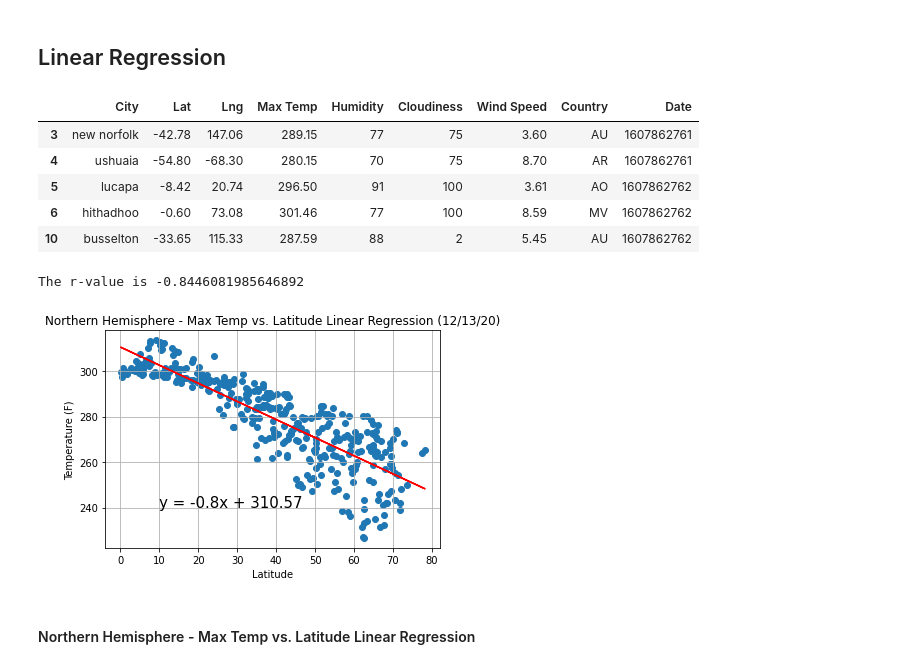
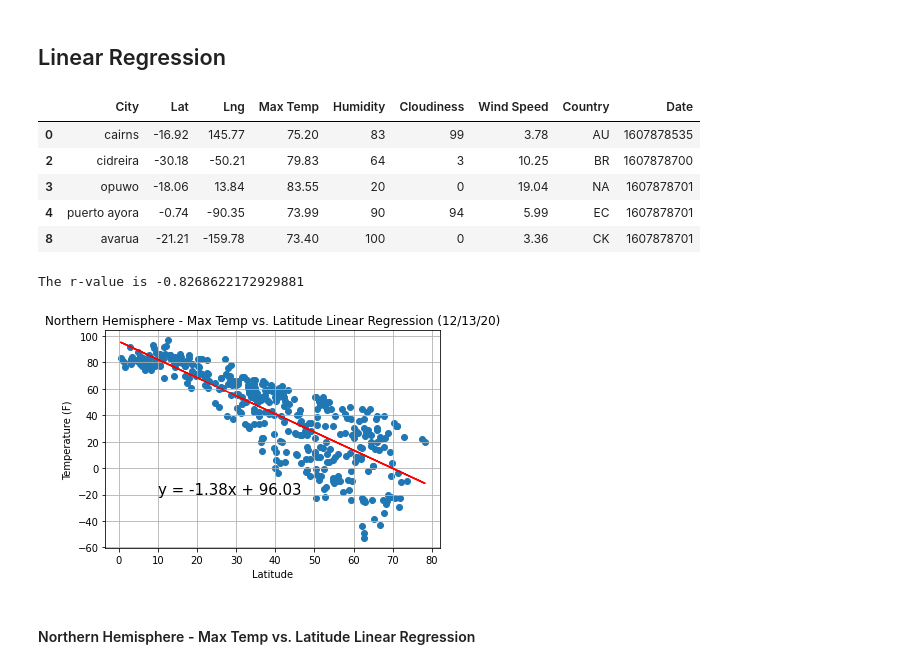
Before and after one commit to thallegacy/python-api-challenge, a Jupyter notebook: WeatherVacationPy/WeatherPy.ipynb, the cells around one changed output. Cells and saved outputs as stored; diff of their text form; code cells hidden in the pictures.

```diff
--- a/WeatherVacationPy/WeatherPy.ipynb
+++ b/WeatherVacationPy/WeatherPy.ipynb
@@ -82,7 +82,7 @@ for city in cities:
     # Exception handling to check if the city is not found by the API call
     try:
         # Query url for the API call
-        query_url = f"{base_url}{city}&appid={weather_api_key}"
+        query_url = f"{base_url}{city}&units=imperial&appid={weather_api_key}"
         weather_response = requests.get(query_url).json()
 
         # Data to collect from the API call
@@ -394,45 +395,45 @@ south_hem_data = clean_city_data.loc[clean_city_data["Lat"] < 0]
 south_hem_data.head()
 # %% [output]
 |  | City | Lat | Lng | Max Temp | Humidity | Cloudiness | Wind Speed | Country | Date |
-| 3 | new norfolk | -42.78 | 147.06 | 289.15 | 77 | 75 | 3.60 | AU | 1607862761 |
-| 4 | ushuaia | -54.80 | -68.30 | 280.15 | 70 | 75 | 8.70 | AR | 1607862761 |
-| 5 | lucapa | -8.42 | 20.74 | 296.50 | 91 | 100 | 3.61 | AO | 1607862762 |
-| 6 | hithadhoo | -0.60 | 73.08 | 301.46 | 77 | 100 | 8.59 | MV | 1607862762 |
-| 10 | busselton | -33.65 | 115.33 | 287.59 | 88 | 2 | 5.45 | AU | 1607862762 |
+| 0 | cairns | -16.92 | 145.77 | 75.20 | 83 | 99 | 3.78 | AU | 1607878535 |
+| 2 | cidreira | -30.18 | -50.21 | 79.83 | 64 | 3 | 10.25 | BR | 1607878700 |
+| 3 | opuwo | -18.06 | 13.84 | 83.55 | 20 | 0 | 19.04 | NA | 1607878701 |
+| 4 | puerto ayora | -0.74 | -90.35 | 73.99 | 90 | 94 | 5.99 | EC | 1607878701 |
+| 8 | avarua | -21.21 | -159.78 | 73.40 | 100 | 0 | 3.36 | CK | 1607878701 |
 # %%
 # Set plot variables x and y
 north_x = north_hem_data["Lat"]
 north_y = north_hem_data["Max Temp"]
 
 
 # linear regression model
 (slope, intercept, rvalue, pvalue, stderr) = linregress(north_x, north_y)
 regress_values = north_x * slope + intercept
 
 # Plot the graph with slope intercept
 line_eq = f'y = {str(round(slope,2))}x + {str(round(intercept,2))}'
 plt.scatter(north_x,north_y)
 plt.plot(north_x,regress_values,"r-")
 
 # Set the formatting of the graph
-plt.annotate(line_eq,(10,240),fontsize=15,color="black")
+plt.annotate(line_eq,(10,-20),fontsize=15,color="black")
 plt.title(f'Northern Hemisphere - Max Temp vs. Latitude Linear Regression ({time.strftime("%D")})')
 plt.xlabel("Latitude")
 plt.ylabel("Temperature (F)")
 plt.grid(True)
 
 # The r-value
 print(f"The r-value is {rvalue}")
 
 # Save the graph
 plt.savefig("output_data/NH_Lat_vs_Max_Temp.png")
 
 
 # Display the information
 plt.show()
 # %% [output]
-The r-value is -0.8446081985646892
+The r-value is -0.8268622172929881
-[figure, old version]
+[figure, new version]
 # %% [markdown]
 ####  Northern Hemisphere - Max Temp vs. Latitude Linear Regression
 # %%
```
Also changed, not shown: parts of 17 cells of this notebook, 14 other files.
